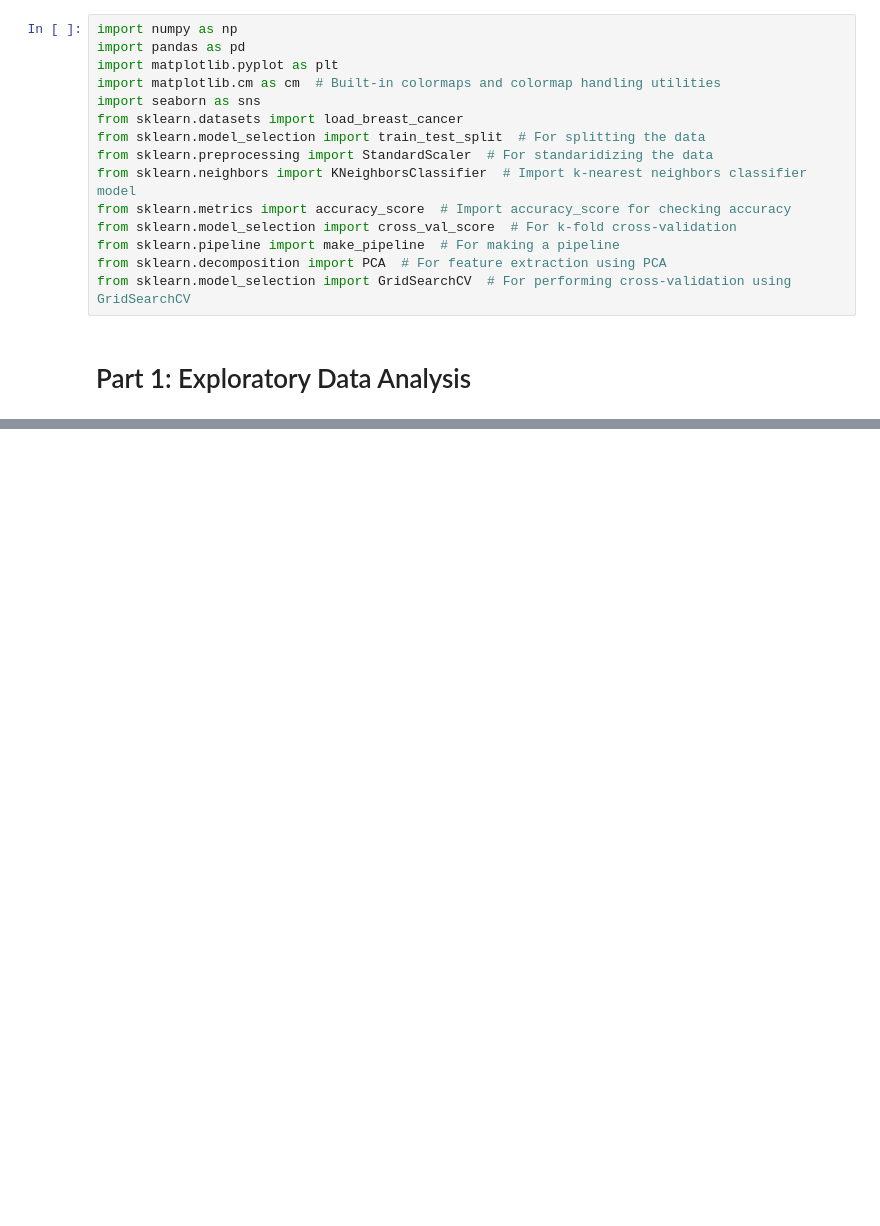
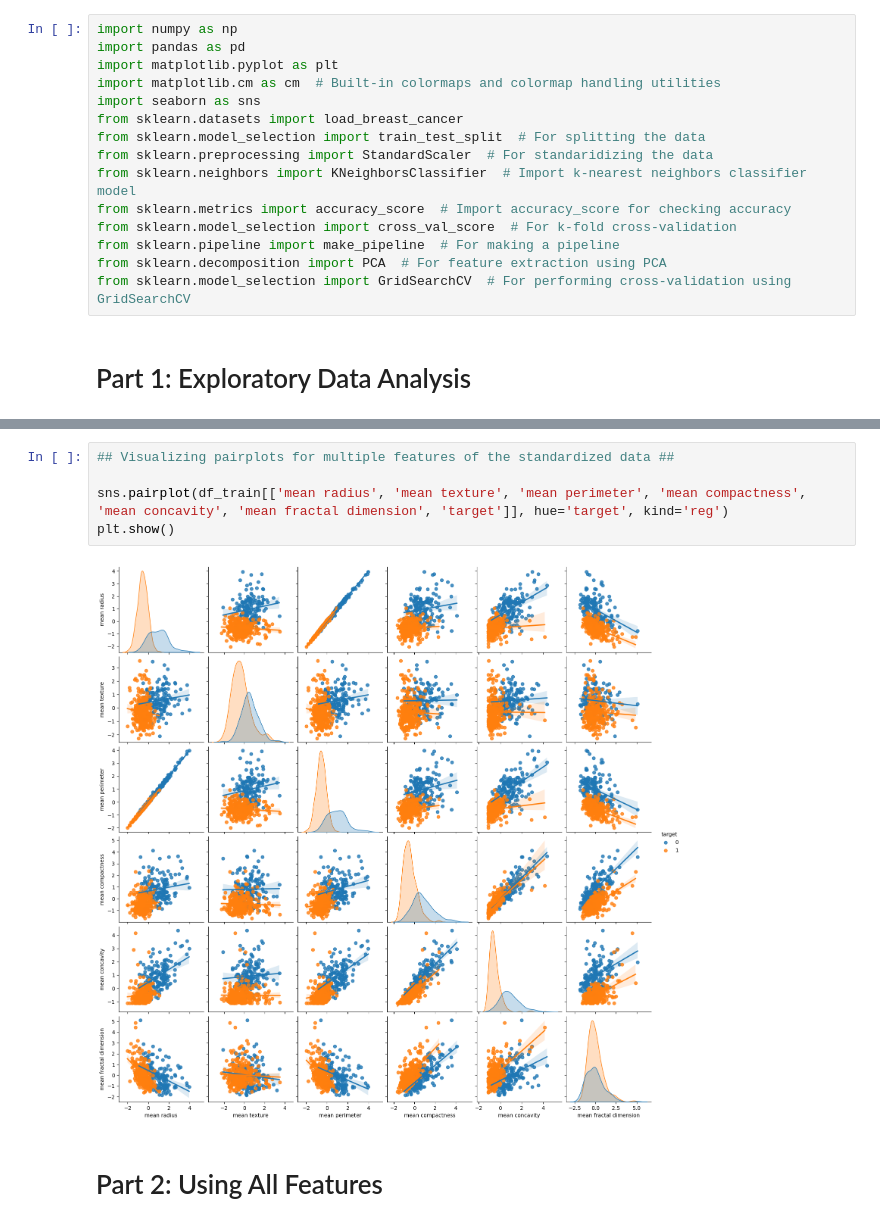
Before and after one commit to Parniaahmadi/Breast-Cancer, a Jupyter notebook: BreastCancer.ipynb, the cells around one changed output, grey strips where cells are left out. Drawn from its saved outputs; the diff is of its cells as text; blank space fills up the shorter version.

```diff
--- a/BreastCancer.ipynb
+++ b/BreastCancer.ipynb
@@ -34,0 +248,9 @@ from sklearn.model_selection import GridSearchCV  # For performing cross-validat
+# %%
+## Visualizing pairplots for multiple features of the standardized data ##
+
+sns.pairplot(df_train[['mean radius', 'mean texture', 'mean perimeter', 'mean compactness', 'mean concavity', 'mean fractal dimension', 'target']], hue='target', kind='reg')
+plt.show()
+# %% [output]
+[figure, added]
+# %% [markdown]
+# Part 2: Using All Features
```
Also changed, not shown: parts of 43 cells of this notebook.
